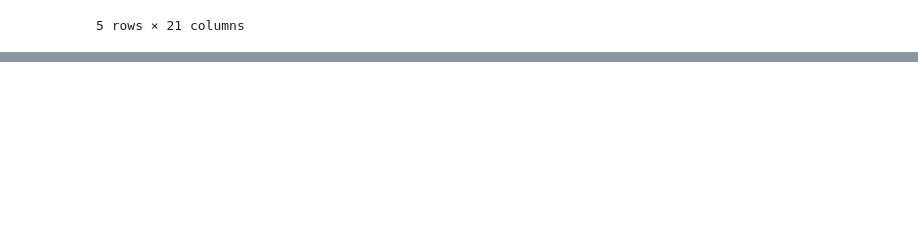
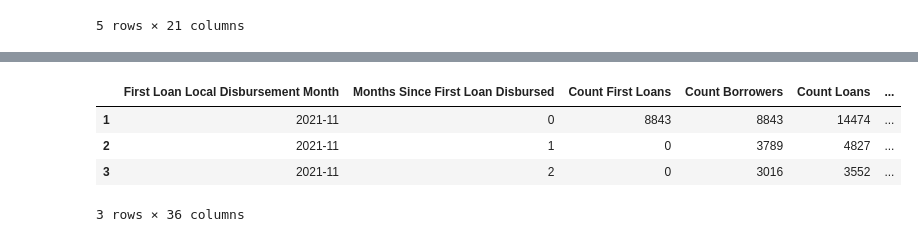
Before and after one commit to kliao-tala/pyltv, a Jupyter notebook: Sandbox.ipynb, the cells around one changed output, grey strips where cells are left out. Saved outputs shown, nothing was run; the diff lists cells and outputs as text; code cells hidden in the pictures; blank space fills up the shorter version.

```diff
--- a/Sandbox.ipynb
+++ b/Sandbox.ipynb
@@ -40 +46,9 @@ Name: borrower_retention, dtype: float64
+# %%
+m3.data[m3.data.cohort=='2021-11']
+# %% [output]
+|  | First Loan Local Disbursement Month | Months Since First Loan Disbursed | Count First Loans | Count Borrowers | Count Loans | ... |
+| 1 | 2021-11 | 0 | 8843 | 8843 | 14474 | ... |
+| 2 | 2021-11 | 1 | 0 | 3789 | 4827 | ... |
+| 3 | 2021-11 | 2 | 0 | 3016 | 3552 | ... |
+3 rows × 36 columns
 # %%
```
Also changed, not shown: parts of 4 cells of this notebook, 1 other file.
